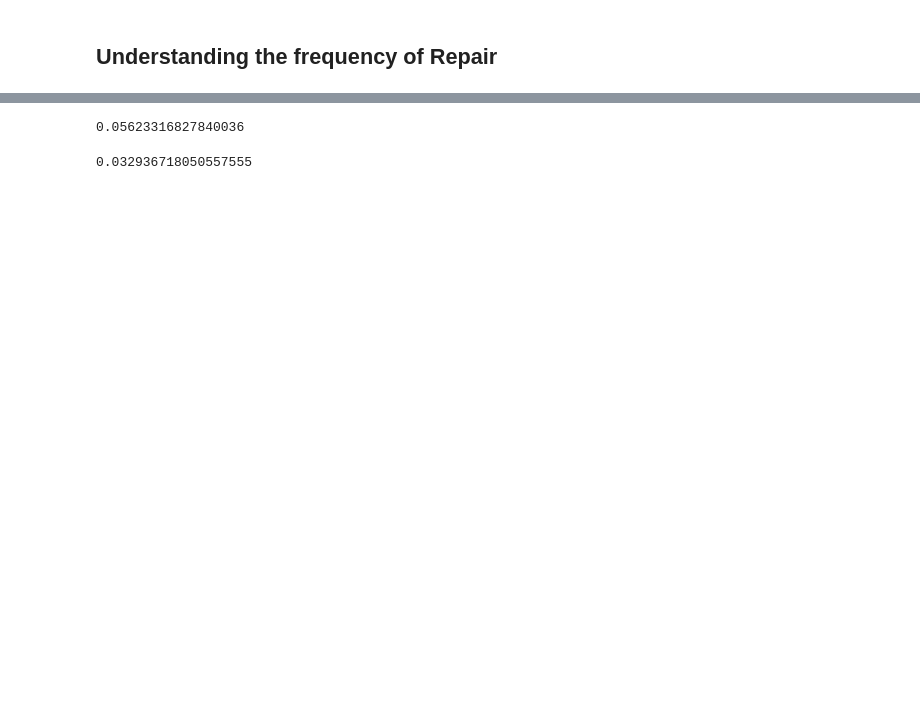
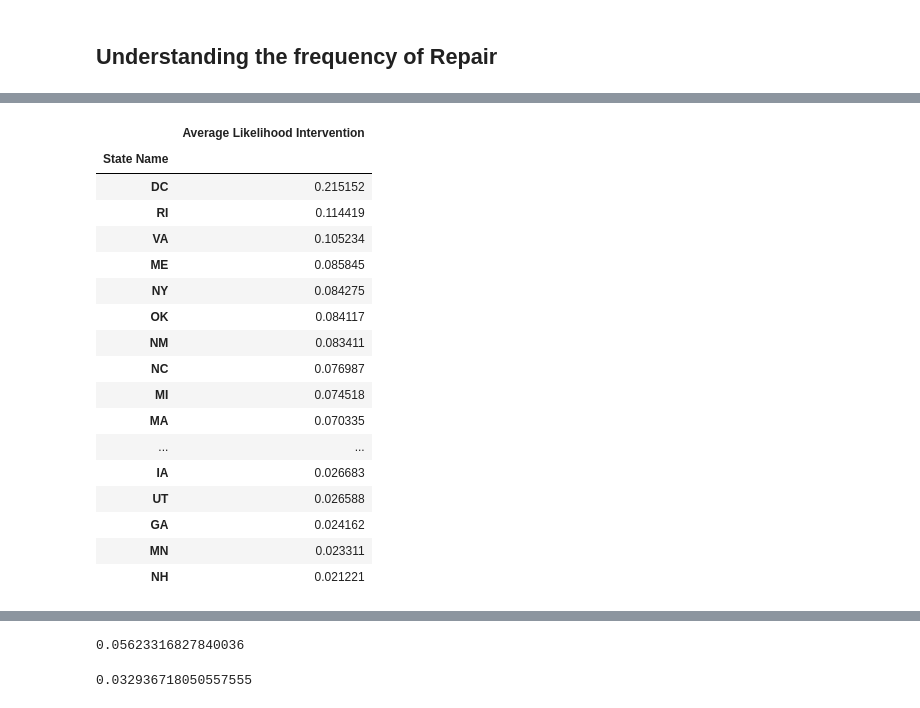
Before and after one commit to kaleoyster/nbi-predictive-analysis, a Jupyter notebook: Exploration of NBI data from maintenance stand point of view.ipynb, the cells around one changed output, grey strips where cells are left out. Saved outputs shown, nothing was run; the diff lists cells and outputs as text; code cells hidden in the pictures; blank space fills up the shorter version.

```diff
--- a/Exploration of NBI data from maintenance stand point of view.ipynb
+++ b/Exploration of NBI data from maintenance stand point of view.ipynb
@@ -576,7 +604,7 @@ Features sorted by their score:
     Likelihood of intervention per bridge =
                           (Number of Interventions / Duration in years of survey record available for that bridg)
 
-    Average Percentage of intervention per year of bridge survey = Sum (likelihood of intervention) / total number of bridges
+     Average Likelihood of intervention per year of bridge survey = Sum (likelihood of intervention) / total number of bridges
 
 """
 percent_of_intervention = GOOD.groupby('State Name')['Intervention per year_of_bridge_survey'].sum() / \
@@ -588,9 +616,30 @@ df_intervention['State Name'] =  df_intervention.index
 
 
 df_intervention.rename(columns = {'State Name': 'State', \
-                             'Intervention per year_of_bridge_survey':'Average Percentage Intervention per year_of_bridge_survey'}, inplace = True)
-fig = px.bar(df_intervention, x='State', y='Average Percentage Intervention per year_of_bridge_survey')
+                             'Intervention per year_of_bridge_survey':' Average Likelihood of Intervention'}, inplace = True)
+fig = px.bar(df_intervention, x='State', y=' Average Likelihood of Intervention')
 fig.show()
 # %% [output]
 [interactive output not drawn]
+# %%
+pd.DataFrame(df_intervention['Average Likelihood Intervention'].sort_values(ascending=False))
+# %% [output]
+|  | Average Likelihood Intervention |
+| State Name |  |
+| DC | 0.215152 |
+| RI | 0.114419 |
+| VA | 0.105234 |
+| ME | 0.085845 |
+| NY | 0.084275 |
+| OK | 0.084117 |
+| NM | 0.083411 |
+| NC | 0.076987 |
+| MI | 0.074518 |
+| MA | 0.070335 |
+| ... | ... |
+| IA | 0.026683 |
+| UT | 0.026588 |
+| GA | 0.024162 |
+| MN | 0.023311 |
+| NH | 0.021221 |
 # %%
```
Also changed, not shown: parts of 9 cells of this notebook, 1 other file.
